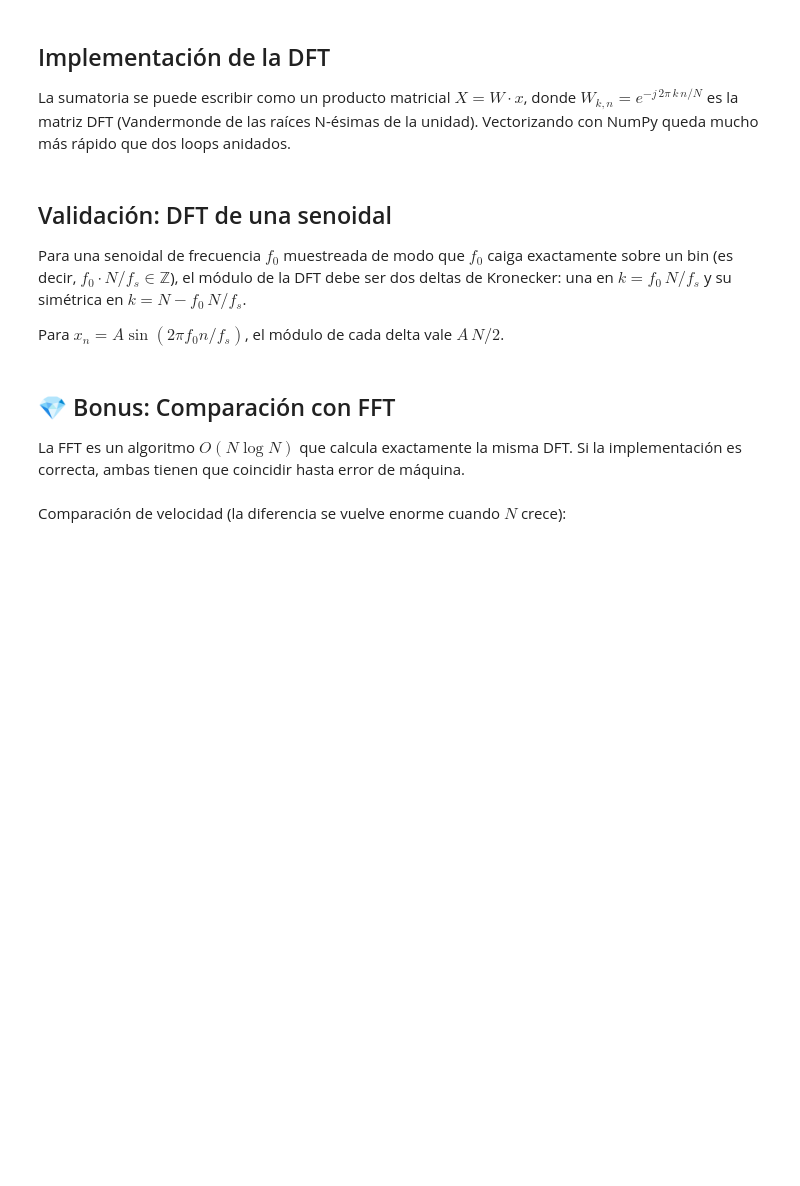
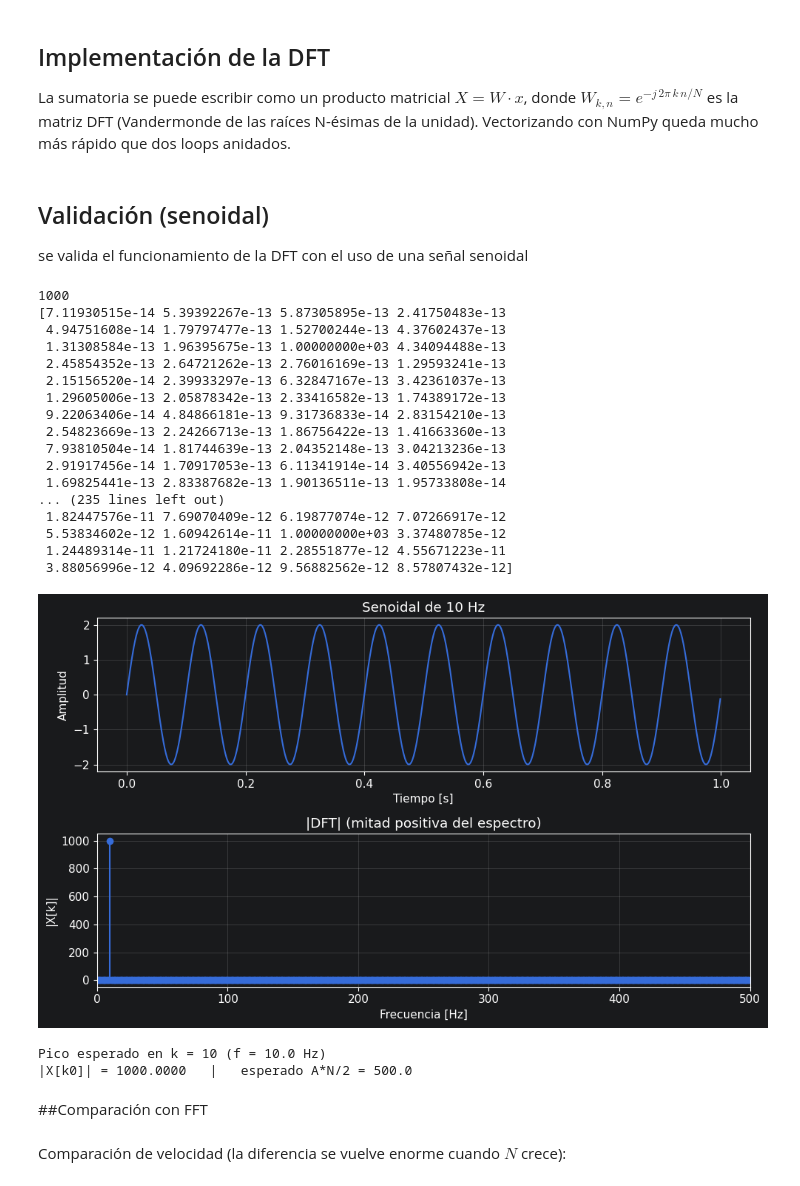
Before and after one commit to Maurin2/PDS_Tareas, a Jupyter notebook: TS2/TS2.ipynb, the cells around one changed output. Cells and saved outputs as stored; diff of their text form; code cells hidden in the pictures; blank space fills up the shorter version.

```diff
--- a/TS2/TS2.ipynb
+++ b/TS2/TS2.ipynb
@@ -74,19 +98,20 @@ def mi_funcion_DFT(xx):
     XX : ndarray (N,1) complejo
         DFT de xx.
     """
-    x = np.asarray(xx, dtype=float).flatten()
+    x = np.asarray(xx, dtype=float)
     N = x.size
 
     n = np.arange(N)
-    k = n.reshape(-1, 1)
+    k = n.reshape(-1, 1)# Transpuesta
+    n = n.reshape(1, -1)# convierto en matriz
 
-    W = np.exp(-1j * 2 * np.pi * k * n / N)
+    #@ = Producto matricial
+    integer_matrix = k @ n
+    W = np.exp(-1j * 2 * np.pi * integer_matrix / N)
 
     XX = W @ x
     return XX.reshape(-1, 1)
 # %% [markdown]
-## Validación: DFT de una senoidal
+## Validación (senoidal)
 
-Para una senoidal de frecuencia $f_0$ muestreada de modo que $f_0$ caiga exactamente sobre un bin (es decir, $f_0 \cdot N / f_s \in \mathbb{Z}$), el módulo de la DFT debe ser dos deltas de Kronecker: una en $k = f_0\,N/f_s$ y su simétrica en $k = N - f_0\,N/f_s$.
-
-Para $x_n = A\sin(2\pi f_0 n / f_s)$, el módulo de cada delta vale $A\,N/2$.
+se valida el funcionamiento de la DFT con el uso de una señal senoidal
@@ -124,0 +118,54 @@ print(f"|X[k0]| = {modulo[k0]:.4f}   |   esperado A*N/2 = {A*N/2}")
+# %%
+N = 1000
+fs = 1000
+f0 = 10
+A = 1.0
+
+tt, xx = GeneradorSenales.generar_seno(vmax=A, ff=f0, n=N, fs=fs)
+xx = 2* xx
+XX = mi_funcion_DFT(xx)
+
+freqs = np.arange(N) * fs / N
+modulo = np.abs(XX)
+modulo = modulo.flatten()
+
+fig, axes = plt.subplots(2, 1, figsize=(10, 6))
+
+axes[0].plot(tt, xx)
+axes[0].set_title(f"Senoidal de {f0} Hz")
+axes[0].set_xlabel("Tiempo [s]")
+axes[0].set_ylabel("Amplitud")
+
+axes[1].stem(freqs[:N//2], modulo[:N//2], basefmt=" ")
+axes[1].set_title("|DFT| (mitad positiva del espectro)")
+axes[1].set_xlabel("Frecuencia [Hz]")
+axes[1].set_ylabel("|X[k]|")
+axes[1].set_xlim(0, fs/2)
+
+plt.tight_layout()
+plt.show()
+
+k0 = int(f0 * N / fs)
+print(f"Pico esperado en k = {k0} (f = {freqs[k0]} Hz)")
+print(f"|X[k0]| = {modulo[k0]:.4f}   |   esperado A*N/2 = {A*N/2}")
+# %% [output]
+1000
+[7.11930515e-14 5.39392267e-13 5.87305895e-13 2.41750483e-13
+ 4.94751608e-14 1.79797477e-13 1.52700244e-13 4.37602437e-13
+ 1.31308584e-13 1.96395675e-13 1.00000000e+03 4.34094488e-13
+ 2.45854352e-13 2.64721262e-13 2.76016169e-13 1.29593241e-13
+ 2.15156520e-14 2.39933297e-13 6.32847167e-13 3.42361037e-13
+ 1.29605006e-13 2.05878342e-13 2.33416582e-13 1.74389172e-13
+ 9.22063406e-14 4.84866181e-13 9.31736833e-14 2.83154210e-13
+ 2.54823669e-13 2.24266713e-13 1.86756422e-13 1.41663360e-13
+ 7.93810504e-14 1.81744639e-13 2.04352148e-13 3.04213236e-13
+ 2.91917456e-14 1.70917053e-13 6.11341914e-14 3.40556942e-13
+ 1.69825441e-13 2.83387682e-13 1.90136511e-13 1.95733808e-14
+... (235 lines left out)
+ 1.82447576e-11 7.69070409e-12 6.19877074e-12 7.07266917e-12
+ 5.53834602e-12 1.60942614e-11 1.00000000e+03 3.37480785e-12
+ 1.24489314e-11 1.21724180e-11 2.28551877e-12 4.55671223e-11
+ 3.88056996e-12 4.09692286e-12 9.56882562e-12 8.57807432e-12]
+[figure, added]
+Pico esperado en k = 10 (f = 10.0 Hz)
+|X[k0]| = 1000.0000   |   esperado A*N/2 = 500.0
@@ -125,5 +187,3 @@ print(f"|X[k0]| = {modulo[k0]:.4f}   |   esperado A*N/2 = {A*N/2}")
 # %% [markdown]
-## 💎 Bonus: Comparación con FFT
-
-La FFT es un algoritmo $O(N \log N)$ que calcula exactamente la misma DFT. Si la implementación es correcta, ambas tienen que coincidir hasta error de máquina.
+##Comparación con FFT
 # %%
```
Also changed, not shown: parts of 11 cells of this notebook, 1 other file.
